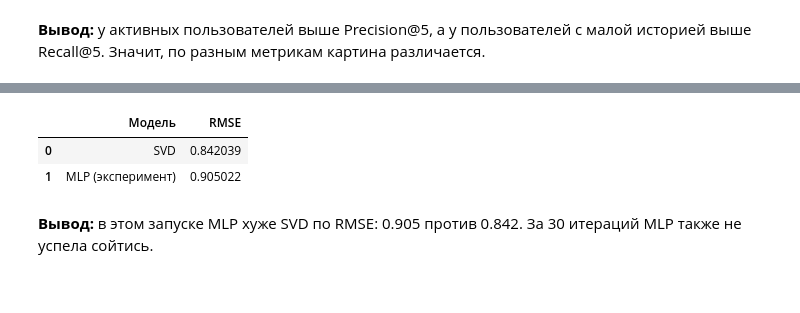
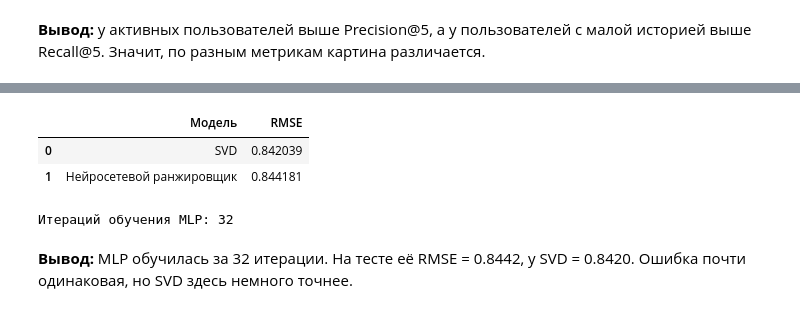
Before and after one commit to MaximTrofimenko/recommender-systems-session, a Jupyter notebook: sz.ipynb, the cells around one changed output, grey strips where cells are left out. Saved outputs shown, nothing was run; the diff lists cells and outputs as text; code cells hidden in the pictures.

```diff
--- a/sz.ipynb
+++ b/sz.ipynb
@@ -7,6 +7,7 @@
 
 Разделяем данные до расчёта признаков, чтобы оценки из теста не попали в обучение.
 # %%
+import os
 import numpy as np
 import pandas as pd
 import matplotlib.pyplot as plt
@@ -16,12 +17,13 @@ from sklearn.metrics.pairwise import cosine_similarity
 from surprise import Dataset, Reader, SVD, accuracy
 from surprise.model_selection import train_test_split
 
-raw_ratings = pd.read_csv('./data/ratings.csv')
-books = pd.read_csv('./data/books.csv').rename(
+data_dir = os.environ.get('BOOK_DATA_DIR', './data')
+raw_ratings = pd.read_csv(os.path.join(data_dir, 'ratings.csv'))
+books = pd.read_csv(os.path.join(data_dir, 'books.csv')).rename(
     columns={'id': 'book_id', 'book_id': 'goodreads_book_id'}
 )
-tags = pd.read_csv('./data/tags.csv')
-book_tags = pd.read_csv('./data/book_tags.csv')
+tags = pd.read_csv(os.path.join(data_dir, 'tags.csv'))
+book_tags = pd.read_csv(os.path.join(data_dir, 'book_tags.csv'))
 
 duplicate_pairs = raw_ratings.duplicated(['user_id', 'book_id']).sum()
 ratings = raw_ratings.groupby(['user_id', 'book_id'], as_index=False)['rating'].mean()
@@ -444,34 +454,63 @@ display(segment_results.round(5))
 # %%
 from sklearn.neural_network import MLPRegressor
+from sklearn.preprocessing import StandardScaler
 from sklearn.metrics import mean_squared_error
 
-
-def pair_features(frame):
-    result = frame[['user_id', 'book_id']].copy()
-    result['svd_score'] = [svd.predict(u, b).est for u, b in zip(frame.user_id, frame.book_id)]
-    result['user_mean'] = frame.user_id.map(user_features.user_mean).fillna(train.rating.mean())
-    result['user_count'] = np.log1p(frame.user_id.map(user_features.user_count).fillna(0))
-    result['book_mean'] = frame.book_id.map(book_features.book_mean).fillna(train.rating.mean())
-    result['book_count'] = np.log1p(frame.book_id.map(book_features.book_count).fillna(0))
-    return result.drop(columns=['user_id', 'book_id'])
+# Статистики для признаков считаем только на train.
+user_stats = train.groupby('user_id').rating.agg(['sum', 'count'])
+book_stats = train.groupby('book_id').rating.agg(['sum', 'count'])
+global_mean = train.rating.mean()
+categories = sorted(book_features.category.dropna().unique())
 
 
-# Здесь модель используется только как дополнительный эксперимент, не как итоговая оценка гибрида.
+def pair_features(pairs, leave_one_out=False):
+    """Признаки пары. В обучении убираем её собственную оценку из средних."""
+    u_sum = pairs.user_id.map(user_stats['sum']).fillna(0).to_numpy()
+    u_count = pairs.user_id.map(user_stats['count']).fillna(0).to_numpy()
+    b_sum = pairs.book_id.map(book_stats['sum']).fillna(0).to_numpy()
+    b_count = pairs.book_id.map(book_stats['count']).fillna(0).to_numpy()
+    if leave_one_out:
+        r = pairs.rating.to_numpy()
+        u_sum, b_sum = u_sum - r, b_sum - r
+        u_count, b_count = u_count - 1, b_count - 1
+
+    u_mean = np.divide(u_sum, u_count, out=np.full(len(pairs), global_mean), where=u_count > 0)
+    b_mean = np.divide(b_sum, b_count, out=np.full(len(pairs), global_mean), where=b_count > 0)
+    features = pd.DataFrame({
+        'user_mean': u_mean,
+        'user_count': np.log1p(u_count),
+        'book_mean': b_mean,
+        'book_count': np.log1p(b_count),
+    })
+    topic = pairs.book_id.map(book_features.category).fillna('без тега')
+    for category in categories:
+        features['topic_' + category] = (topic.to_numpy() == category).astype(int)
+    return features
+
+
 nn_train = train.sample(n=min(80000, len(train)), random_state=42)
-X_train = pair_features(nn_train)
+X_train = pair_features(nn_train, leave_one_out=True)
 X_test = pair_features(test)
-neural = MLPRegressor(hidden_layer_sizes=(32, 16), max_iter=30,
+scaler = StandardScaler()
+X_train_scaled = scaler.fit_transform(X_train)
+X_test_scaled = scaler.transform(X_test)
+
+neural = MLPRegressor(hidden_layer_sizes=(32, 16), max_iter=100,
                       early_stopping=True, random_state=42)
-neural.fit(X_train, nn_train.rating)
-nn_pred = neural.predict(X_test).clip(1, 5)
+neural.fit(X_train_scaled, nn_train.rating)
+nn_pred = neural.predict(X_test_scaled).clip(1, 5)
 nn_rmse = np.sqrt(mean_squared_error(test.rating, nn_pred))
-svd_rmse = np.sqrt(mean_squared_error(test.rating, X_test.svd_score))
-display(pd.DataFrame({'Модель': ['SVD', 'MLP (эксперимент)'],
-                      'RMSE': [svd_rmse, nn_rmse]}))
+svd_rmse = np.sqrt(mean_squared_error(test.rating,
+    [svd.predict(u, b).est for u, b in zip(test.user_id, test.book_id)]))
+rmse_table = pd.DataFrame({'Модель': ['SVD', 'Нейросетевой ранжировщик'],
+                           'RMSE': [svd_rmse, nn_rmse]})
+display(rmse_table)
+print('Итераций обучения MLP:', neural.n_iter_)
 # %% [output]
 |  | Модель | RMSE |
 | 0 | SVD | 0.842039 |
-| 1 | MLP (эксперимент) | 0.905022 |
+| 1 | Нейросетевой ранжировщик | 0.844181 |
+Итераций обучения MLP: 32
 # %% [markdown]
-**Вывод:** в этом запуске MLP хуже SVD по RMSE: 0.905 против 0.842. За 30 итераций MLP также не успела сойтись.
+**Вывод:** MLP обучилась за 32 итерации. На тесте её RMSE = 0.8442, у SVD = 0.8420. Ошибка почти одинаковая, но SVD здесь немного точнее.
 # %% [markdown]
```
Also changed, not shown: parts of 9 cells of this notebook, 2 other files.
